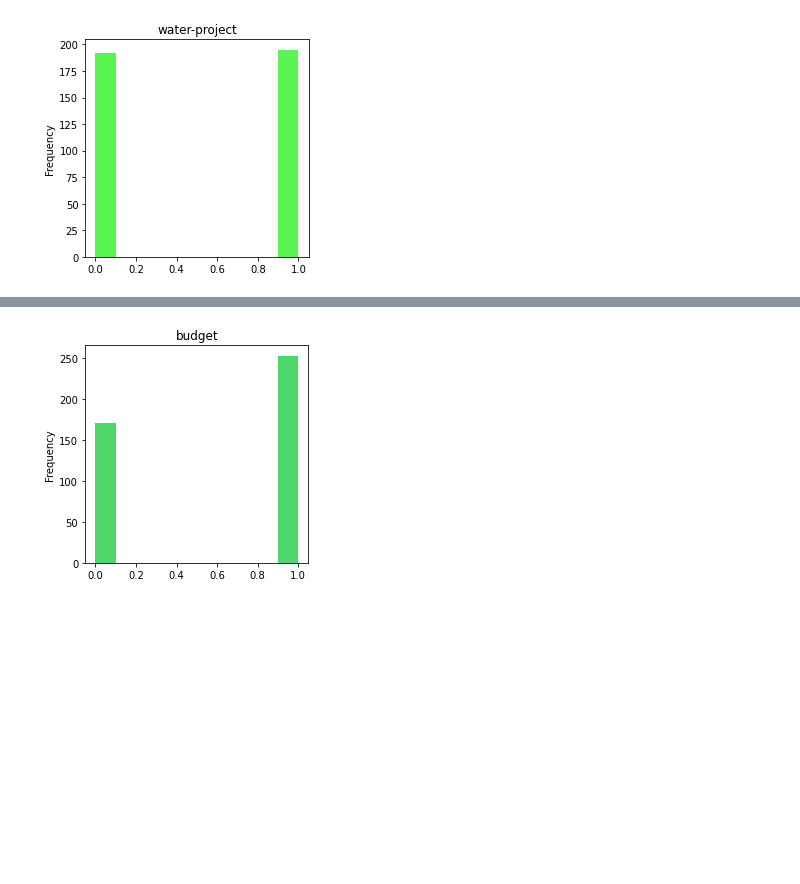
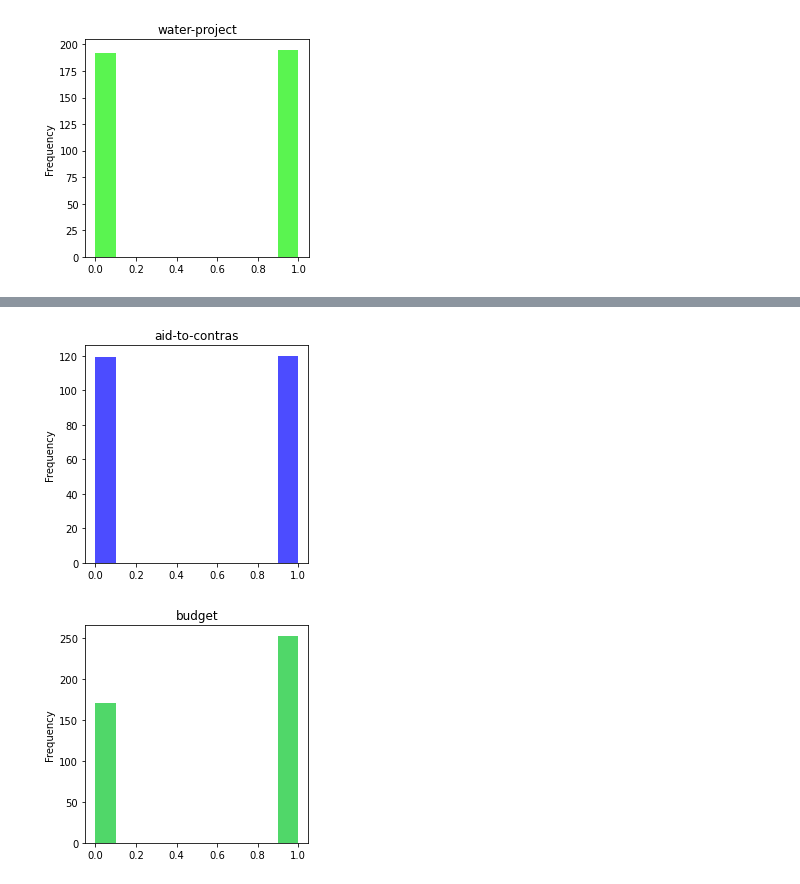
Before and after one commit to rawalk/DS-Unit-1-Sprint-2-Statistics, a Jupyter notebook: module1/LS_DS_121_Statistics_Probability_Assignment.ipynb, the cells around one changed output, grey strips where cells are left out. Drawn from its saved outputs; the diff is of its cells as text; code cells hidden in the pictures; blank space fills up the shorter version.

```diff
--- a/module1/LS_DS_121_Statistics_Probability_Assignment.ipynb
+++ b/module1/LS_DS_121_Statistics_Probability_Assignment.ipynb
@@ -176,3 +182,7 @@ hw_df_recode['water-project'].plot(kind='hist', figsize=(4,4), color='#48F33D',
+# %%
+demo_vote_info['water-project'].plot(kind='hist', figsize=(4,4), color='blue', alpha=0.7, title='aid-to-contras');
+# %% [output]
+[figure, added]
 # %%
 hw_df_recode['budget'].plot(kind='hist', figsize=(4,4), color='#3DD359', alpha=0.9, title='budget');
 # (0:1 == more yes than no's)
```
Also changed, not shown: parts of 11 cells of this notebook.
